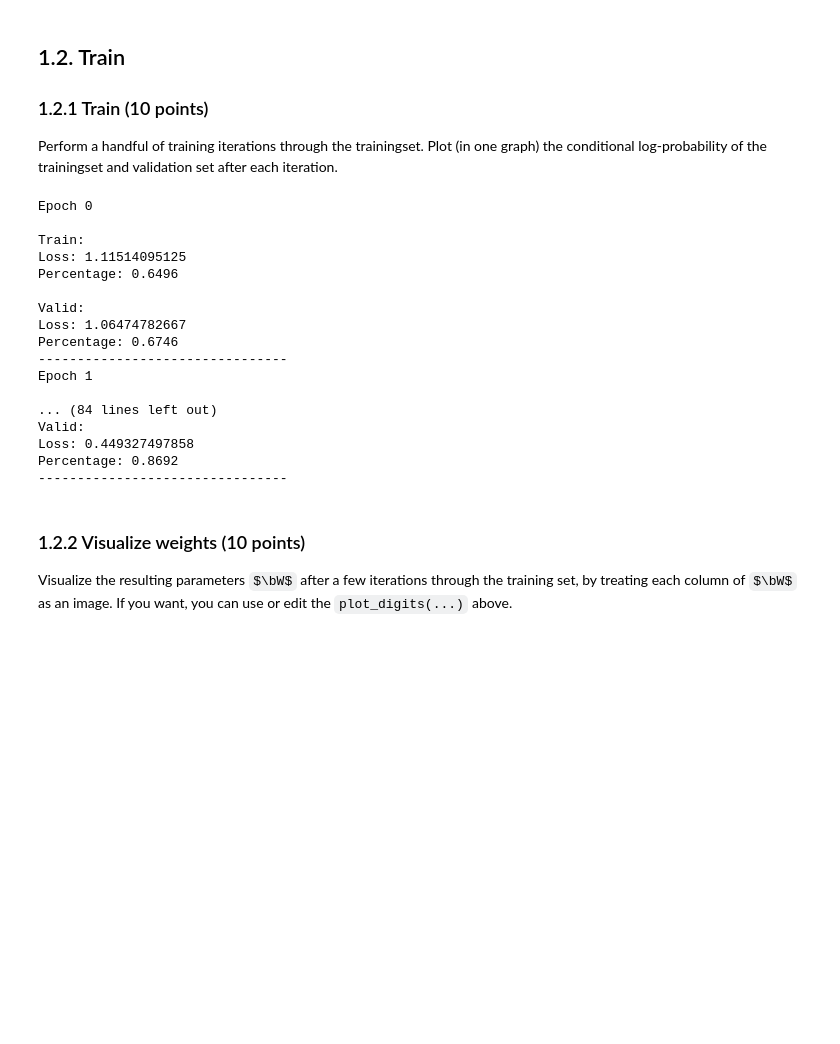
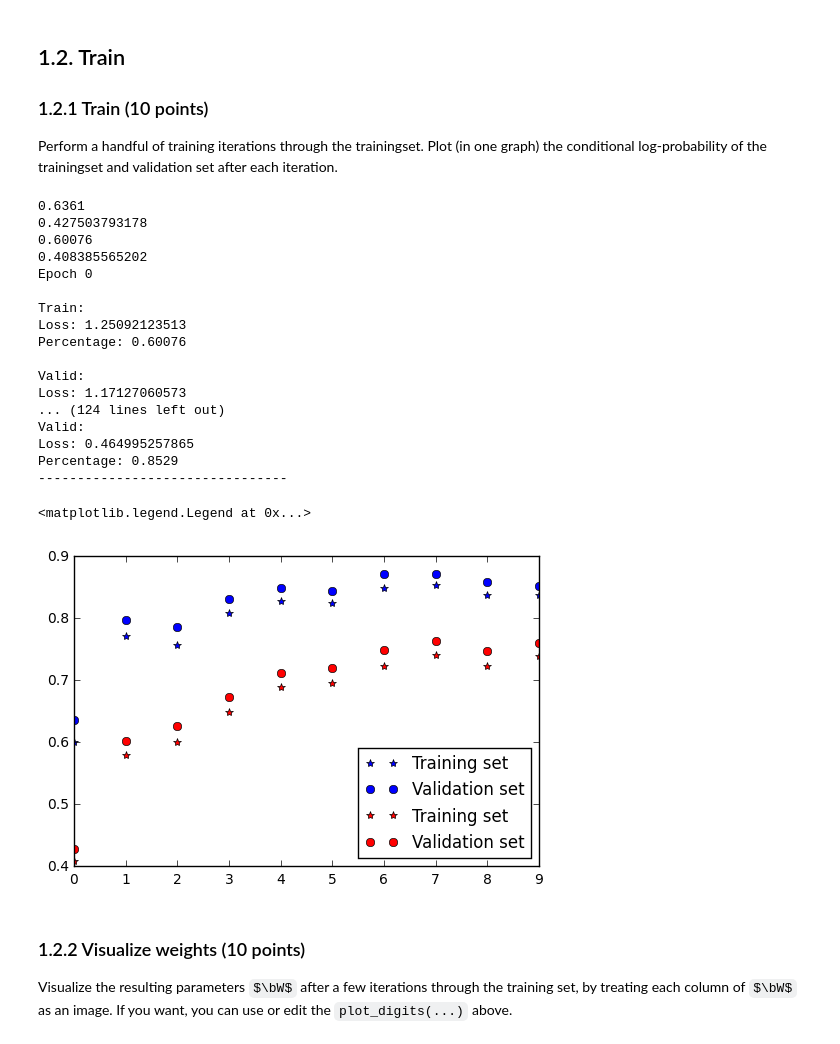
Before and after one commit to bogdanteleaga/ML1, a Jupyter notebook: lab2/lab02_Keijzer_Teleaga.ipynb, the cells around one changed output. Cells and saved outputs as stored; diff of their text form; code cells hidden in the pictures; some formulas as TeX source; blank space fills up the shorter version.

```diff
--- a/lab2/lab02_Keijzer_Teleaga.ipynb
+++ b/lab2/lab02_Keijzer_Teleaga.ipynb
@@ -248,35 +260,45 @@ def cross_entropy(predictions, t):
 # %%
 N = 10
 W = np.random.normal(0, 0.1, [784,10])
 b = np.random.normal(0, 0.1, 10)
+percentage_train = zeros(N)
+percentage_valid = zeros(N)
+pcorrect_train = zeros(N)
+pcorrect_valid = zeros(N)
 for i in range(N):
     W, b = sgd_iter(x_train, t_train, W, b)
-    loss_valid, percentage_valid, best_valid = cross_entropy(x_valid @ W + b, t_valid)
-    loss_train, percentage_train, best_train = cross_entropy(x_train @ W + b, t_train)
+    loss_valid, percentage_valid[i], best_valid, pcorrect_valid[i] = cross_entropy(dot(x_valid,W) + b, t_valid)
+    loss_train, percentage_train[i], best_train, pcorrect_train[i] = cross_entropy(dot(x_train,W) + b, t_train)
     print("Epoch %d" % i)
-    print("\nTrain:\nLoss: " + str(loss_train) + "\nPercentage: " + str(percentage_train))
-    print("\nValid:\nLoss: " + str(loss_valid) + "\nPercentage: " + str(percentage_valid))
+    print("\nTrain:\nLoss: " + str(loss_train) + "\nPercentage: " + str(percentage_train[i]))
+    print("\nValid:\nLoss: " + str(loss_valid) + "\nPercentage: " + str(percentage_valid[i]))
     print("--------------------------------")
-
-# Needs plots
+#Graph
+plot(range(N),percentage_train,'b*', label='Training set')
+plot(range(N),percentage_valid,'bo', label='Validation set')
+plot(range(N),pcorrect_train,'r*', label='Training set')
+plot(range(N),pcorrect_valid,'ro', label='Validation set')
+legend(loc=4)
 # %% [output]
+0.6361
+0.427503793178
+0.60076
+0.408385565202
 Epoch 0
 
 Train:
-Loss: 1.11514095125
-Percentage: 0.6496
+Loss: 1.25092123513
+Percentage: 0.60076
 
 Valid:
-Loss: 1.06474782667
-Percentage: 0.6746
+Loss: 1.17127060573
+... (124 lines left out)
+Valid:
+Loss: 0.464995257865
+Percentage: 0.8529
 --------------------------------
-Epoch 1
-
-... (84 lines left out)
-Valid:
-Loss: 0.449327497858
-Percentage: 0.8692
---------------------------------
+<matplotlib.legend.Legend at 0x...>
+[figure, added]
 # %% [markdown]
 ### 1.2.2 Visualize weights (10 points)
 Visualize the resulting parameters $\bW$ after a few iterations through the training set, by treating each column of $\bW$ as an image. If you want, you can use or edit the `plot_digits(...)` above.
```
Also changed, not shown: parts of 8 cells of this notebook.
